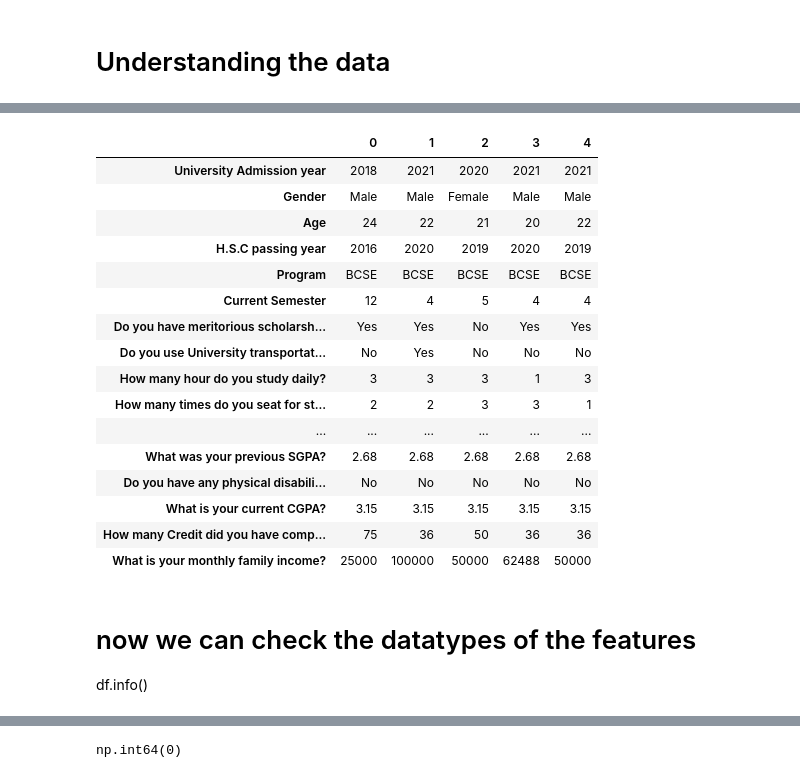
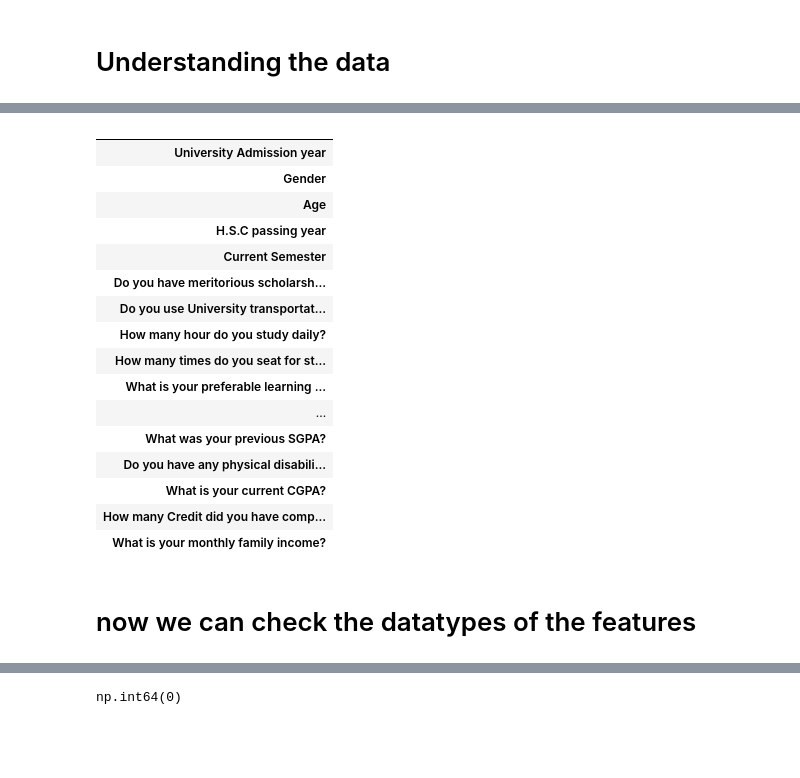
Before and after one commit to SanyamSingla2910/Student-Performance-Predictor, a Jupyter notebook: Notebooks/Understanding and cleaning the Data.ipynb, the cells around one changed output, grey strips where cells are left out. Saved outputs shown, nothing was run; the diff lists cells and outputs as text; code cells hidden in the pictures; blank space fills up the shorter version.

```diff
--- a/Notebooks/Understanding and cleaning the Data.ipynb
+++ b/Notebooks/Understanding and cleaning the Data.ipynb
@@ -17,24 +18,23 @@ df.shape
 # %%
 # we can see there are 1194 rows and 31 collumns now we will see how the data looks like
-df.head().T
+df.head(0).T
 # %% [output]
-|  | 0 | 1 | 2 | 3 | 4 |
-| University Admission year | 2018 | 2021 | 2020 | 2021 | 2021 |
-| Gender | Male | Male | Female | Male | Male |
-| Age | 24 | 22 | 21 | 20 | 22 |
-| H.S.C passing year | 2016 | 2020 | 2019 | 2020 | 2019 |
-| Program | BCSE | BCSE | BCSE | BCSE | BCSE |
-| Current Semester | 12 | 4 | 5 | 4 | 4 |
-| Do you have meritorious scholarsh... | Yes | Yes | No | Yes | Yes |
-| Do you use University transportat... | No | Yes | No | No | No |
-| How many hour do you study daily? | 3 | 3 | 3 | 1 | 3 |
-| How many times do you seat for st... | 2 | 2 | 3 | 3 | 1 |
-| ... | ... | ... | ... | ... | ... |
-| What was your previous SGPA? | 2.68 | 2.68 | 2.68 | 2.68 | 2.68 |
-| Do you have any physical disabili... | No | No | No | No | No |
-| What is your current CGPA? | 3.15 | 3.15 | 3.15 | 3.15 | 3.15 |
-| How many Credit did you have comp... | 75 | 36 | 50 | 36 | 36 |
-| What is your monthly family income? | 25000 | 100000 | 50000 | 62488 | 50000 |
+|  |
+| University Admission year |
+| Gender |
+| Age |
+| H.S.C passing year |
+| Current Semester |
+| Do you have meritorious scholarsh... |
+| Do you use University transportat... |
+| How many hour do you study daily? |
+| How many times do you seat for st... |
+| What is your preferable learning ... |
+| ... |
+| What was your previous SGPA? |
+| Do you have any physical disabili... |
+| What is your current CGPA? |
+| How many Credit did you have comp... |
+| What is your monthly family income? |
 # %% [markdown]
 # now we can check the datatypes of the features
-df.info()
```
Also changed, not shown: parts of 24 cells of this notebook, 1 other file.
